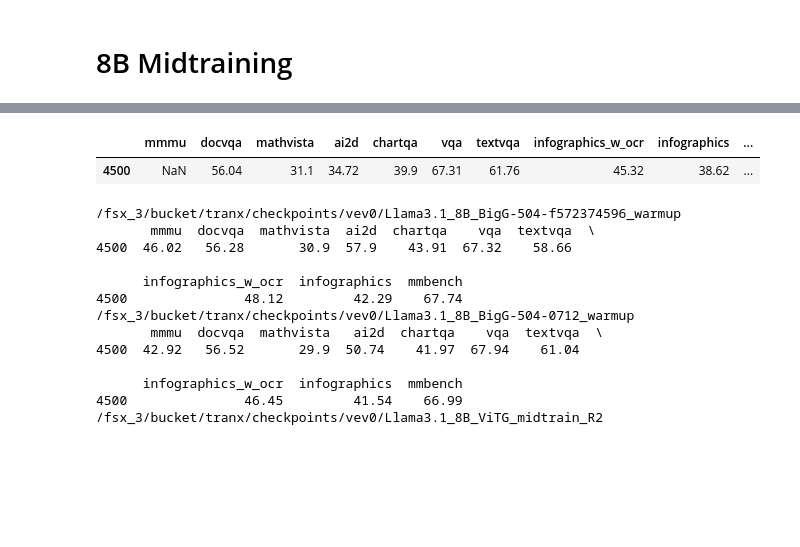
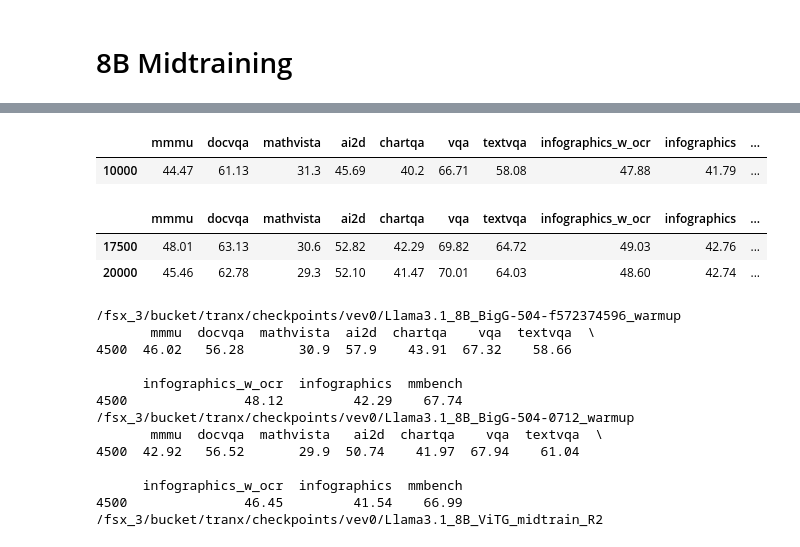
Before and after one commit to harrytranx/experiments, a Jupyter notebook: ablations/eval.ipynb, the cells around one changed output, grey strips where cells are left out. Drawn from its saved outputs; the diff is of its cells as text; code cells hidden in the pictures; blank space fills up the shorter version.

Commit message:
update eval

```diff
--- a/ablations/eval.ipynb
+++ b/ablations/eval.ipynb
@@ -80,15 +91,29 @@ Llama3.1_8B_ViTG_midtrain_lr0.1, checkpoint_latest=1200
 Llama3.1_8B_ViTH_warmup_bz32, checkpoint_latest=4500
 /fsx_3/bucket/tranx/checkpoints/vev0/Llama3.1_8B_ViTG_warmup_bz32
 Llama3.1_8B_ViTG_warmup_bz32, checkpoint_latest=4600
+# %%
+read_eval_results(
+    # watch_path="/fsx_3/bucket/tranx/checkpoints/vev0/Llama3.1_8B_ViTG_504ft_warmup",
+    # watch_path="/fsx_3/bucket/tranx/checkpoints/vev0/Llama3.1_8B_ViTG_midtrain_perceiver_17k5_R1",
+    # watch_path="/fsx_3/bucket/tranx/checkpoints/vev0/Llama3.1_8B_ViTG_midtrain_lr1",
+    watch_path="/fsx_3/bucket/tranx/checkpoints/vev0/Llama3.1_8B_ViTG_392_warmup_mlpResampler_x2_bz16",
+    steps=[10000],
+    read_format="report_mmai"
+)
+# %% [output]
+|  | mmmu | docvqa | mathvista | ai2d | chartqa | vqa | textvqa | infographics_w_ocr | infographics | ... |
+| 10000 | 44.47 | 61.13 | 31.3 | 45.69 | 40.2 | 66.71 | 58.08 | 47.88 | 41.79 | ... |
 # %%
 read_eval_results(
-        watch_path="/fsx_3/bucket/tranx/checkpoints/vev0/Llama3.1_8B_ViTG_504ft_warmup",
-        steps=[4500],
-        read_format="report_mmai"
-    )
+    # watch_path="/fsx_3/bucket/tranx/checkpoints/vev0/Llama3.1_8B_ViTG_504ft_warmup",
+    watch_path="/fsx_3/bucket/tranx/checkpoints/vev0/Llama3.1_8B_ViTG_warmup_resume_bz16",
+    steps=[17500, 20000],
+    read_format="report_mmai"
+)
 # %% [output]
 |  | mmmu | docvqa | mathvista | ai2d | chartqa | vqa | textvqa | infographics_w_ocr | infographics | ... |
-| 4500 | NaN | 56.04 | 31.1 | 34.72 | 39.9 | 67.31 | 61.76 | 45.32 | 38.62 | ... |
+| 17500 | 48.01 | 63.13 | 30.6 | 52.82 | 42.29 | 69.82 | 64.72 | 49.03 | 42.76 | ... |
+| 20000 | 45.46 | 62.78 | 29.3 | 52.10 | 41.47 | 70.01 | 64.03 | 48.60 | 42.74 | ... |
 # %%
 for d in output_dirs:
     print(d)
```
Also changed, not shown: parts of 5 cells of this notebook, 7 other files.
